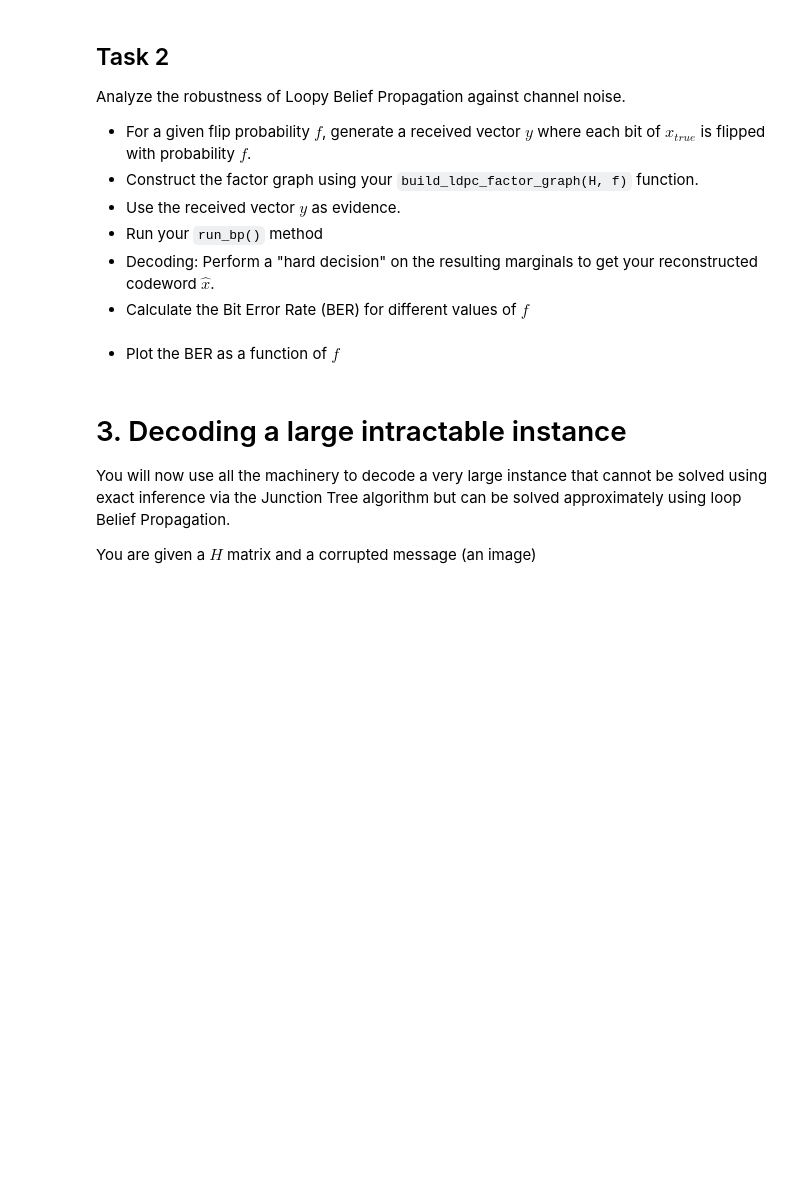
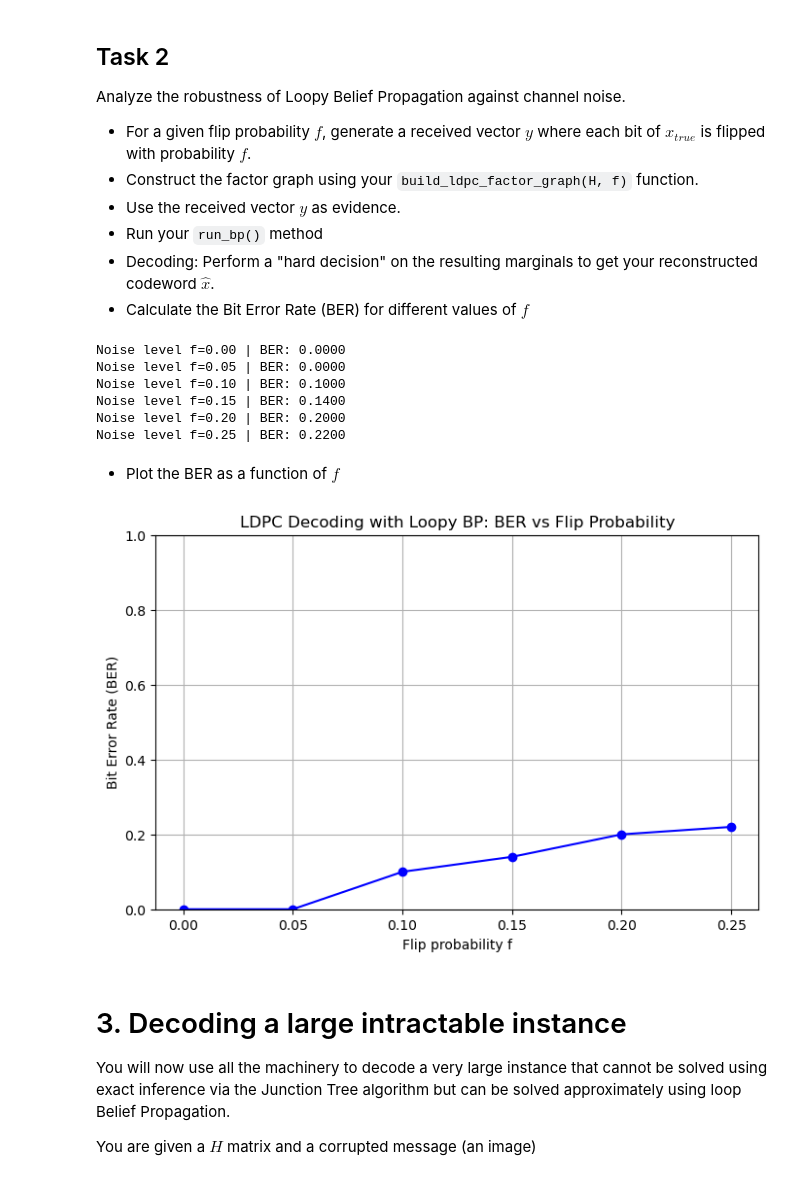
Before and after one commit to Elroux-06/PGM, a Jupyter notebook: P5_LDPC_decoding_(STUDENT_VERSION).ipynb, the cells around one changed output. Drawn from its saved outputs; the diff is of its cells as text; code cells hidden in the pictures; blank space fills up the shorter version.

```diff
--- a/P5_LDPC_decoding_(STUDENT_VERSION).ipynb
+++ b/P5_LDPC_decoding_(STUDENT_VERSION).ipynb
@@ -486,14 +597,38 @@ f_values = [0.0, 0.05, 0.1, 0.15, 0.2, 0.25]
 
 for f in f_values:
 
-    # TODO: implement
-    # x_hat = ...
+    #1. Generate noisy received vector (BSC)
+    noise = np.random.rand(N) < f
+    y = np.mod(x_true + noise, 2)  # Flip bits
+
+    # 2. Build factor graph for this f
+    fg = build_ldpc_factor_graph(H, f)
+    bp = MyBeliefPropagation(fg)
+
+    # 3. Run loopy BP with evidence
+    # Prepare evidence dictionary
+    evidence = {f"y{n}": int(y[n]) for n in range(N)}
+    bp.loopyBP(max_iters=400, tol=1e-3, evidence=evidence, verbose=False)
+
+    # 4. Hard decision decoding
+    x_hat = np.zeros(N, dtype=int)
+    for n in range(N):
+        marginal = bp.get_marginal(f"x{n}")
+        prob_1 = marginal.values[1] / marginal.values.sum()  # Normalize
+        x_hat[n] = 1 if prob_1 > 0.5 else 0
 
     # 5. Calculate Bit Error Rate (BER)
     ber = np.mean(x_hat != x_true)
     ber_list.append(ber)
 
     print(f"Noise level f={f:.2f} | BER: {ber:.4f}")
+# %% [output]
+Noise level f=0.00 | BER: 0.0000
+Noise level f=0.05 | BER: 0.0000
+Noise level f=0.10 | BER: 0.1000
+Noise level f=0.15 | BER: 0.1400
+Noise level f=0.20 | BER: 0.2000
+Noise level f=0.25 | BER: 0.2200
 # %% [markdown]
 
 
@@ -503,3 +636,19 @@ for f in f_values:
+# %%
+# TODO: implement
+import matplotlib.pyplot as plt
+
+# Plot BER vs flip probability
+plt.figure(figsize=(8,5))
+plt.plot(f_values, ber_list, marker='o', linestyle='-', color='blue')
+plt.xlabel("Flip probability f")
+plt.ylabel("Bit Error Rate (BER)")
+plt.title("LDPC Decoding with Loopy BP: BER vs Flip Probability")
+plt.grid(True)
+plt.xticks(f_values)
+plt.ylim(0, 1)
+plt.show()
+# %% [output]
+[figure, added]
 # %% [markdown]
 # 3. Decoding a large intractable instance
 
```
Also changed, not shown: parts of 5 cells of this notebook.
